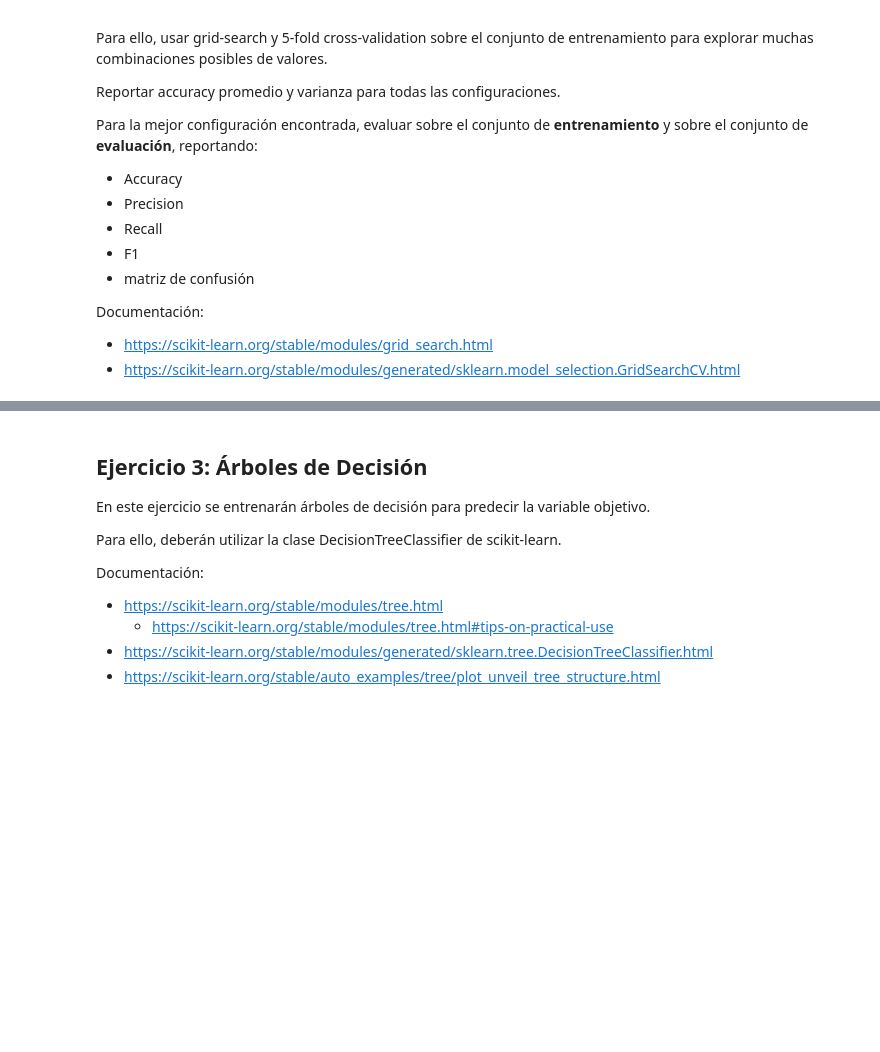
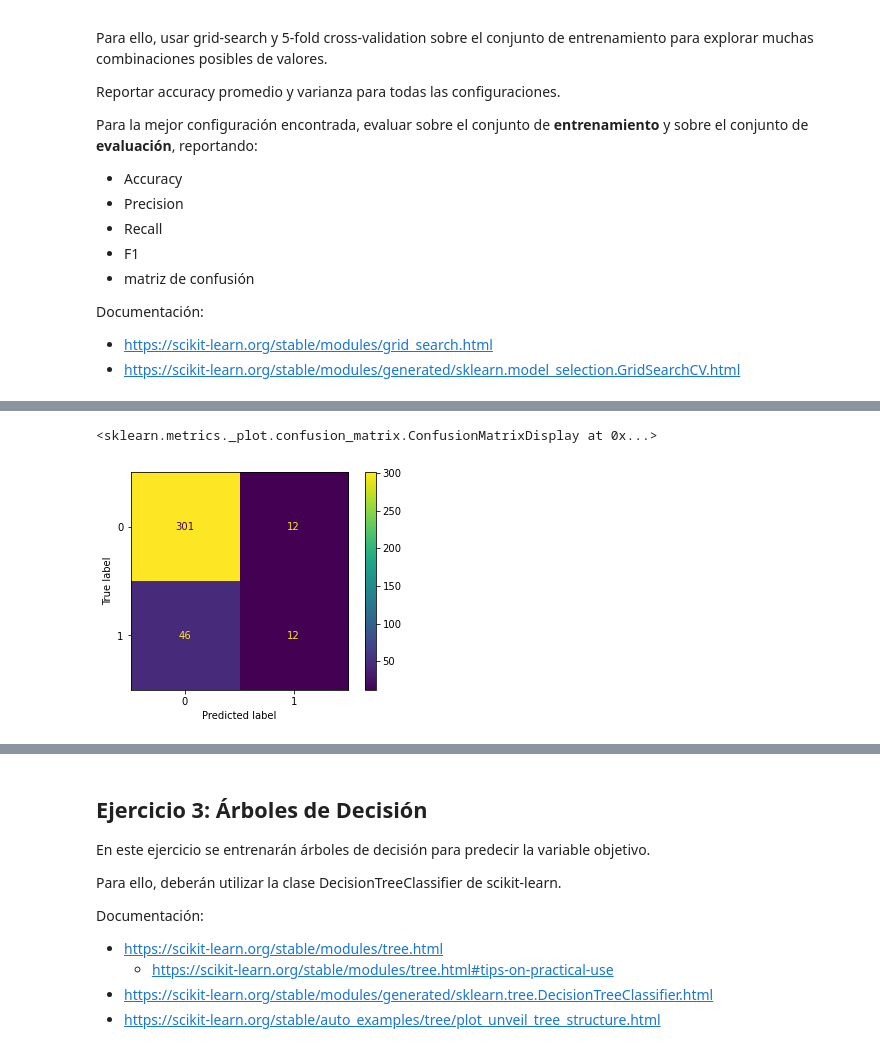
Before and after one commit to benjaminocampo/intro_ml, a Jupyter notebook: Lab 2.ipynb, the cells around one changed output, grey strips where cells are left out. Drawn from its saved outputs; the diff is of its cells as text; code cells hidden in the pictures; blank space fills up the shorter version.

```diff
--- a/Lab 2.ipynb
+++ b/Lab 2.ipynb
@@ -125,7 +125,7 @@ Evaluar sobre el conjunto de **entrenamiento** y sobre el conjunto de **evaluaci
 - F1
 - matriz de confusión
 # %%
-clf = SGDClassifier(max_iter=1000, tol=1e-3)
+clf = SGDClassifier(random_state=seed)
 clf.fit(X_train, y_train)
 y_pred = clf.predict(X_test)
 # %%
@@ -213,12 +213,17 @@ from sklearn.model_selection import GridSearchCV
 param_grid = {
     'loss': ['hinge','log', 'modified_huber', 'squared_hinge', 'perceptron'],
     'alpha': [0.00001, 0.0001, 0.001, 0.01, 0.1],
-    'penalty': ['l2','l1']
+    'penalty': ['l2','l1'],
+    'eta0': [1e-3, 1e-4, 1e-5],
+    'learning_rate': ['optimal', 'constant', 'adaptive']
+    #'max_iter': [1000, 2000, 5000]
+
 }
 
-model = SGDClassifier()
+model = SGDClassifier(random_state=seed)
 cv = GridSearchCV(model, param_grid, scoring=["recall", "accuracy", "precision", "f1"], cv=5, refit=False)
-cv.fit(X, y)
+cv.fit(X_train, y_train)
+#cv.fit(X, y)
 
 results = cv.cv_results_
 params = results['params']
@@ -266,0 +300,4 @@ results_df[["param_alpha", "param_loss", "param_penalty",
+# %%
+clf = SGDClassifier(random_state=seed, alpha=0.001, loss= "perceptron", eta0= 0.001, penalty="l1")
+clf.fit(X_train, y_train)
+y_pred_best = clf.predict(X_test)
@@ -266,0 +315,5 @@ results_df[["param_alpha", "param_loss", "param_penalty",
+# %%
+plot_confusion_matrix(clf, X_test, y_test)
+# %% [output]
+<sklearn.metrics._plot.confusion_matrix.ConfusionMatrixDisplay at 0x...>
+[figure, added]
```
Also changed, not shown: parts of 19 cells of this notebook.
